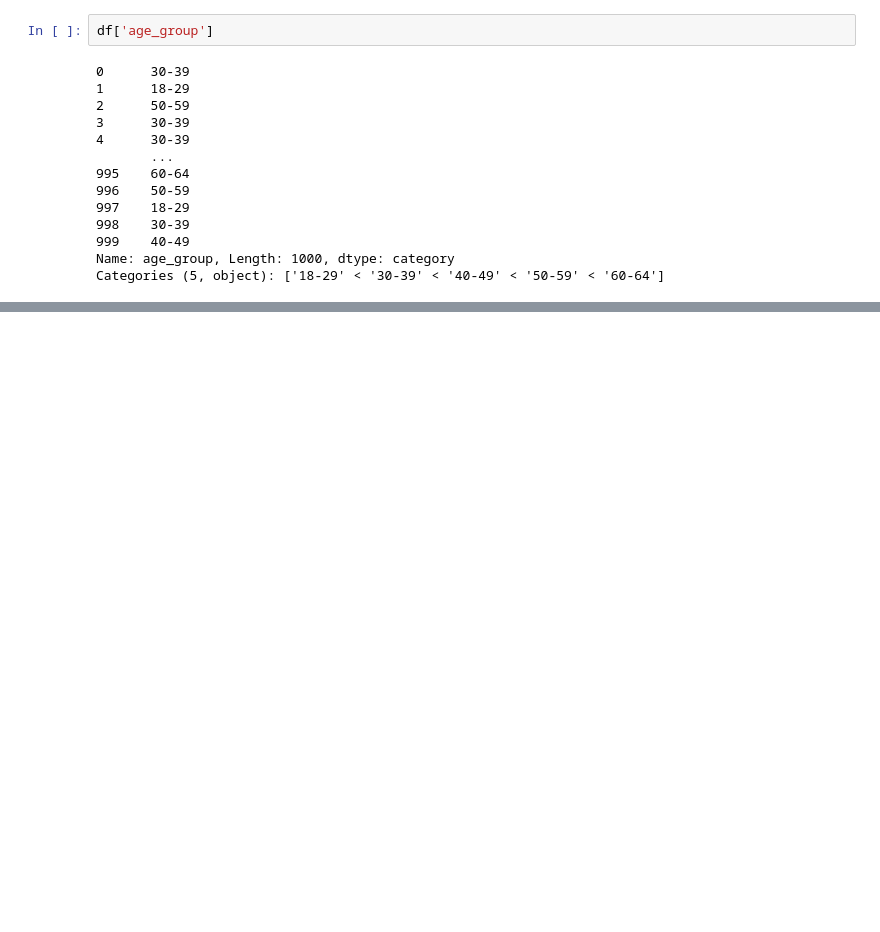
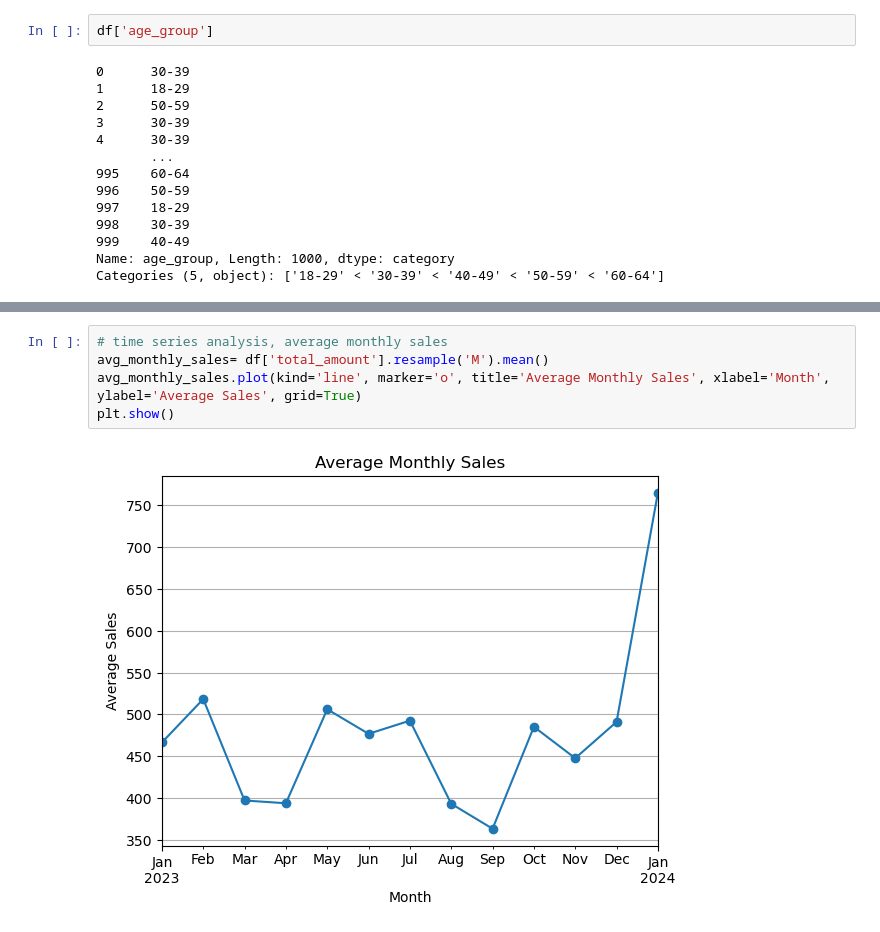
Before and after one commit to Girlingreenn/Retail-Sales-Project, a Jupyter notebook: retail_sales.ipynb, the cells around one changed output, grey strips where cells are left out. Saved outputs shown, nothing was run; the diff lists cells and outputs as text; blank space fills up the shorter version.

```diff
--- a/retail_sales.ipynb
+++ b/retail_sales.ipynb
@@ -237,0 +238,7 @@ Text(0.5, 1.0, 'Bar Chart of Age Groups')
+# %%
+# time series analysis, average monthly sales
+avg_monthly_sales= df['total_amount'].resample('M').mean()
+avg_monthly_sales.plot(kind='line', marker='o', title='Average Monthly Sales', xlabel='Month', ylabel='Average Sales', grid=True)
+plt.show()
+# %% [output]
+[figure, added]
```
Also changed, not shown: parts of 11 cells of this notebook.
